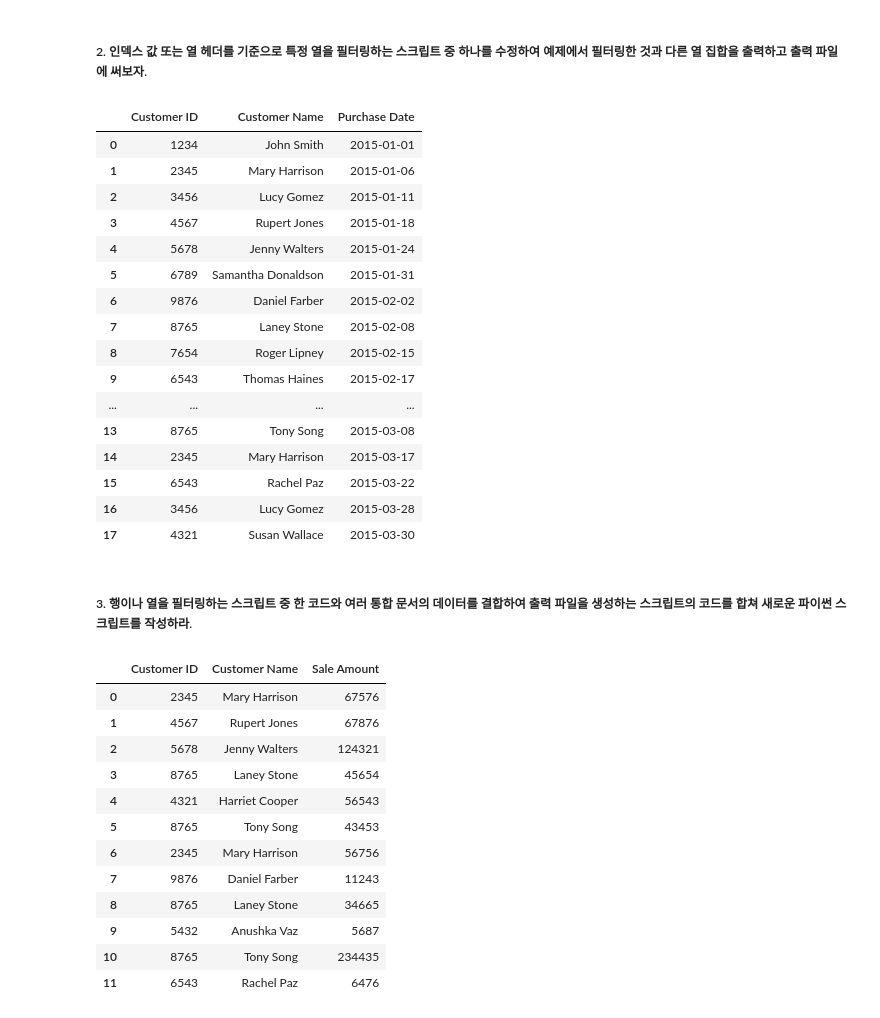
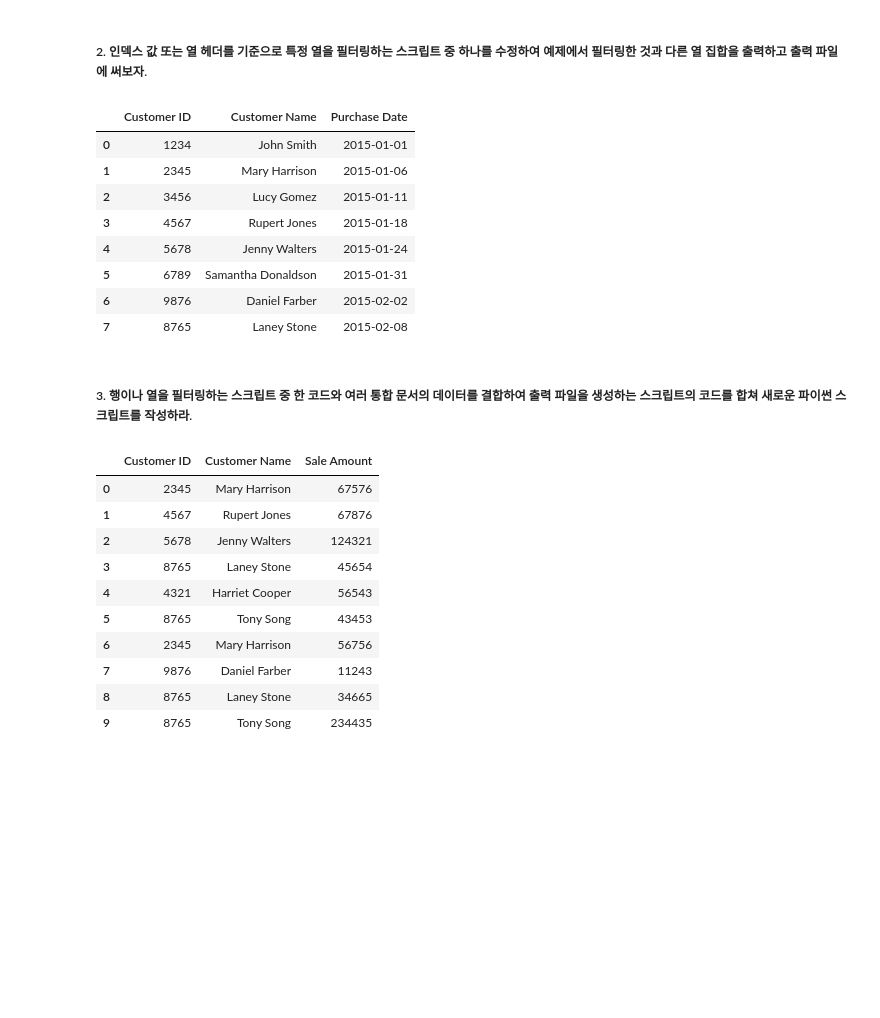
Before and after one commit to no-use-rami/analytics-with-python, a Jupyter notebook: 3장/3.4~3.6.ipynb, the cells around one changed output. Saved outputs shown, nothing was run; the diff lists cells and outputs as text; code cells hidden in the pictures; blank space fills up the shorter version.

```diff
--- a/3장/3.4~3.6.ipynb
+++ b/3장/3.4~3.6.ipynb
@@ -453,7 +450,7 @@ output_file = "3practice_1.xls"
 
 data_frame = pd.read_excel(input_file, sheetname=None, index_col=None)
 
-filter_date = '2013-02-06'
+filter_date = '2013-02-18'
 
 row_list = []
 for worksheet_name, data in data_frame.items():
@@ -485,40 +479,32 @@ pd.read_excel("3practice_1.xls")
 # %%
 import pandas as pd
 
 input_file = "sales_2015.xlsx"
 output_file = "3practice_2.xls"
 
 data_frame = pd.read_excel(input_file, sheetname = None, index_col = None)
 
 column_output = []
 for worksheet_name, data in data_frame.items():
     column_output.append(data.loc[:,['Customer ID', 'Customer Name', 'Purchase Date']])
 
 filterd_col = pd.concat(column_output, axis=0, ignore_index=True)
 
 writer = pd.ExcelWriter(output_file)
 filterd_col.to_excel(writer, 'Customor to Date', index = False)
 writer.save()
 
-pd.read_excel("3practice_2.xls")
+pd.read_excel("3practice_2.xls").head(8)
 # %% [output]
 |  | Customer ID | Customer Name | Purchase Date |
 | 0 | 1234 | John Smith | 2015-01-01 |
 | 1 | 2345 | Mary Harrison | 2015-01-06 |
 | 2 | 3456 | Lucy Gomez | 2015-01-11 |
 | 3 | 4567 | Rupert Jones | 2015-01-18 |
 | 4 | 5678 | Jenny Walters | 2015-01-24 |
 | 5 | 6789 | Samantha Donaldson | 2015-01-31 |
 | 6 | 9876 | Daniel Farber | 2015-02-02 |
 | 7 | 8765 | Laney Stone | 2015-02-08 |
-| 8 | 7654 | Roger Lipney | 2015-02-15 |
-| 9 | 6543 | Thomas Haines | 2015-02-17 |
-| ... | ... | ... | ... |
-| 13 | 8765 | Tony Song | 2015-03-08 |
-| 14 | 2345 | Mary Harrison | 2015-03-17 |
-| 15 | 6543 | Rachel Paz | 2015-03-22 |
-| 16 | 3456 | Lucy Gomez | 2015-03-28 |
-| 17 | 4321 | Susan Wallace | 2015-03-30 |
 # %% [markdown]
 ##### 3. 행이나 열을 필터링하는 스크립트 중 한 코드와 여러 통합 문서의 데이터를 결합하여 출력 파일을 생성하는 스크립트의 코드를 합쳐 새로운 파이썬 스크립트를 작성하라.
 # %%
@@ -535,7 +521,7 @@ data_frame = []
 for workbook in all_files:
     all_worksheets = pd.read_excel(workbook, sheetname = None, index_col = None)
     for worksheet_name, data in all_worksheets.items():
-        data_frame.append(data[data['Sale Amount'].astype(float) > 5000.0]\
+        data_frame.append(data[data['Sale Amount'].astype(float) > 10000.0]\
                           .loc[:,['Customer ID','Customer Name','Sale Amount']])
 
 filterd_data = pd.concat(data_frame, axis=0, ignore_index = True)
@@ -556,6 +542,4 @@ pd.read_excel("3practice_3.xls")
 | 6 | 2345 | Mary Harrison | 56756 |
 | 7 | 9876 | Daniel Farber | 11243 |
 | 8 | 8765 | Laney Stone | 34665 |
-| 9 | 5432 | Anushka Vaz | 5687 |
-| 10 | 8765 | Tony Song | 234435 |
-| 11 | 6543 | Rachel Paz | 6476 |
+| 9 | 8765 | Tony Song | 234435 |
```
Also changed, not shown: parts of 4 cells of this notebook.
